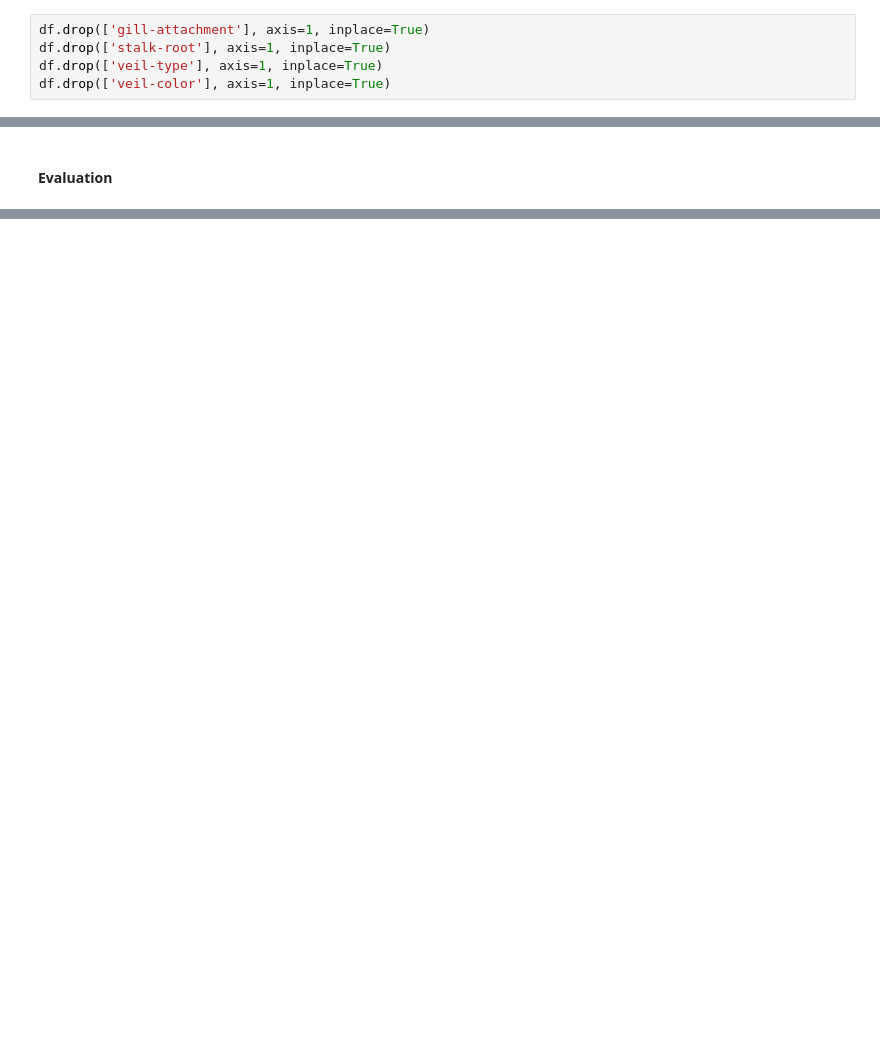
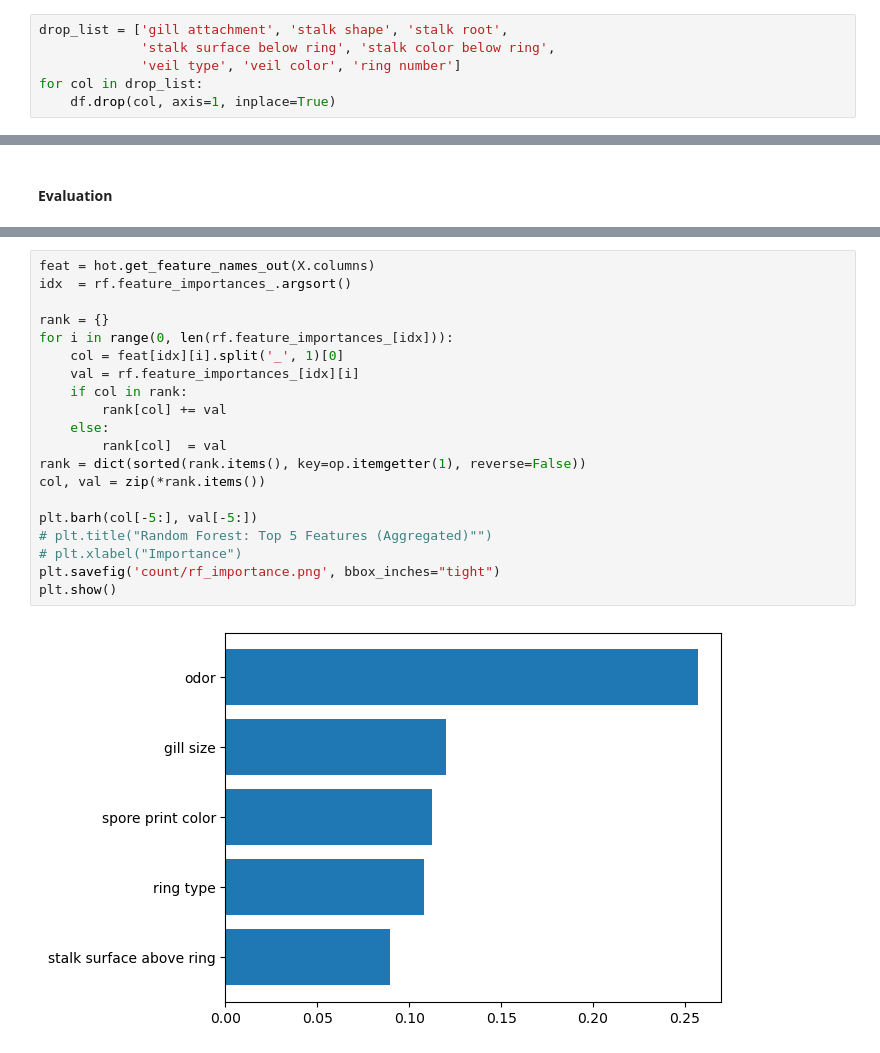
Before and after one commit to dharora/ECS171GroupProject, a Jupyter notebook: project.ipynb, the cells around one changed output, grey strips where cells are left out. Saved outputs shown, nothing was run; the diff lists cells and outputs as text; blank space fills up the shorter version.

```diff
--- a/project.ipynb
+++ b/project.ipynb
@@ -193,6 +128,7 @@ The remaining features are observed to be sufficiently varied and distributed in
-# %%
-df.drop(['gill-attachment'], axis=1, inplace=True)
-df.drop(['stalk-root'], axis=1, inplace=True)
-df.drop(['veil-type'], axis=1, inplace=True)
-df.drop(['veil-color'], axis=1, inplace=True)
+# %%
+drop_list = ['gill attachment', 'stalk shape', 'stalk root',
+             'stalk surface below ring', 'stalk color below ring',
+             'veil type', 'veil color', 'ring number']
+for col in drop_list:
+    df.drop(col, axis=1, inplace=True)
 # %% [markdown]
@@ -341,0 +251,22 @@ plt.show()
+# %%
+feat = hot.get_feature_names_out(X.columns)
+idx  = rf.feature_importances_.argsort()
+
+rank = {}
+for i in range(0, len(rf.feature_importances_[idx])):
+    col = feat[idx][i].split('_', 1)[0]
+    val = rf.feature_importances_[idx][i]
+    if col in rank:
+        rank[col] += val
+    else:
+        rank[col]  = val
+rank = dict(sorted(rank.items(), key=op.itemgetter(1), reverse=False))
+col, val = zip(*rank.items())
+
+plt.barh(col[-5:], val[-5:])
+# plt.title("Random Forest: Top 5 Features (Aggregated)"")
+# plt.xlabel("Importance")
+plt.savefig('count/rf_importance.png', bbox_inches="tight")
+plt.show()
+# %% [output]
+[figure, added]
```
Also changed, not shown: parts of 32 cells of this notebook.
